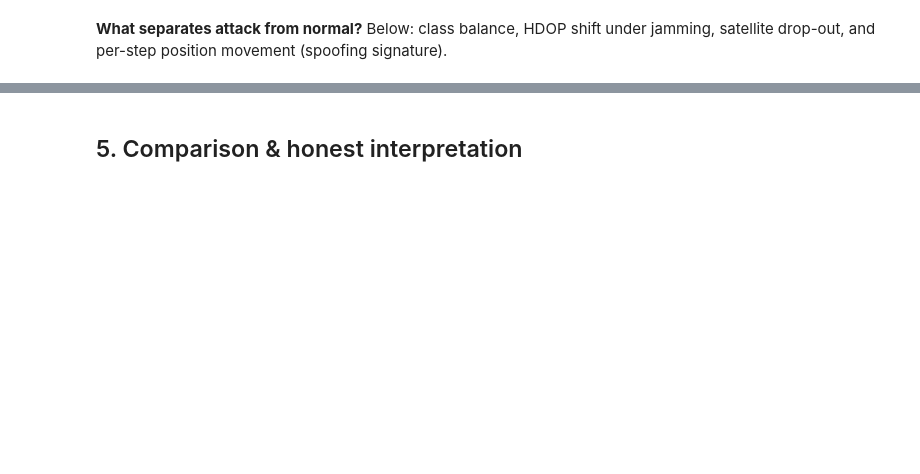
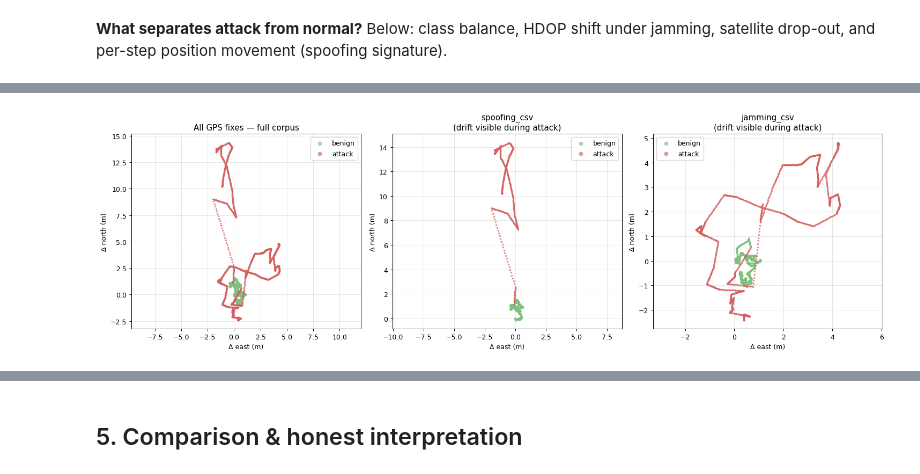
Before and after one commit to szyraf/gnss-guardian, a Jupyter notebook: notebooks/01_UAV_Analysis.ipynb, the cells around one changed output, grey strips where cells are left out. Cells and saved outputs as stored; diff of their text form; code cells hidden in the pictures; blank space fills up the shorter version.

```diff
--- a/notebooks/01_UAV_Analysis.ipynb
+++ b/notebooks/01_UAV_Analysis.ipynb
@@ -188,0 +263,33 @@ df[FEATURES].describe().round(2)
+# %%
+# --- 2. Trajectory map: GPS positions in metres relative to first fix ---
+# Auto-detect lat/lon unit (PX4 uses 1e-7 deg, simulator uses degrees)
+LAT_UNIT = 1e-7 if df['lat_y'].abs().max() > 1000 else 1.0
+lat0 = df['lat_y'].iloc[0] * LAT_UNIT
+lon0 = df['lon_y'].iloc[0] * LAT_UNIT
+dlat = (df['lat_y'] * LAT_UNIT - lat0) * 111_320
+dlon = (df['lon_y'] * LAT_UNIT - lon0) * 111_320 * np.cos(np.radians(lat0))
+benign = df['is_attack'] == 0
+
+recs = list(df['recording'].unique())
+ncols = max(len(recs), 1) + 1
+fig, ax = plt.subplots(1, ncols, figsize=(5.5 * ncols, 5.2))
+if ncols == 1:
+    ax = [ax]
+
+ax[0].scatter(dlon[benign],  dlat[benign],  s=3, c='#7fbf7f', alpha=0.6, label='benign')
+ax[0].scatter(dlon[~benign], dlat[~benign], s=3, c='#d65f5f', alpha=0.6, label='attack')
+ax[0].set_title('All GPS fixes - full corpus')
+ax[0].set_xlabel('Δ east (m)'); ax[0].set_ylabel('Δ north (m)')
+ax[0].axis('equal'); ax[0].grid(alpha=0.3); ax[0].legend(markerscale=3)
+
+for k, rec in enumerate(recs, start=1):
+    m = df['recording'] == rec
+    ax[k].scatter(dlon[m & benign],  dlat[m & benign],  s=3, c='#7fbf7f', alpha=0.6, label='benign')
+    ax[k].scatter(dlon[m & ~benign], dlat[m & ~benign], s=3, c='#d65f5f', alpha=0.6, label='attack')
+    ax[k].set_title(f'{rec}\n(drift visible during attack)')
+    ax[k].set_xlabel('Δ east (m)'); ax[k].set_ylabel('Δ north (m)')
+    ax[k].axis('equal'); ax[k].grid(alpha=0.3); ax[k].legend(markerscale=3)
+
+plt.tight_layout(); plt.show()
+# %% [output]
+[figure, added]
```
Also changed, not shown: parts of 16 cells of this notebook, 3 other files.
